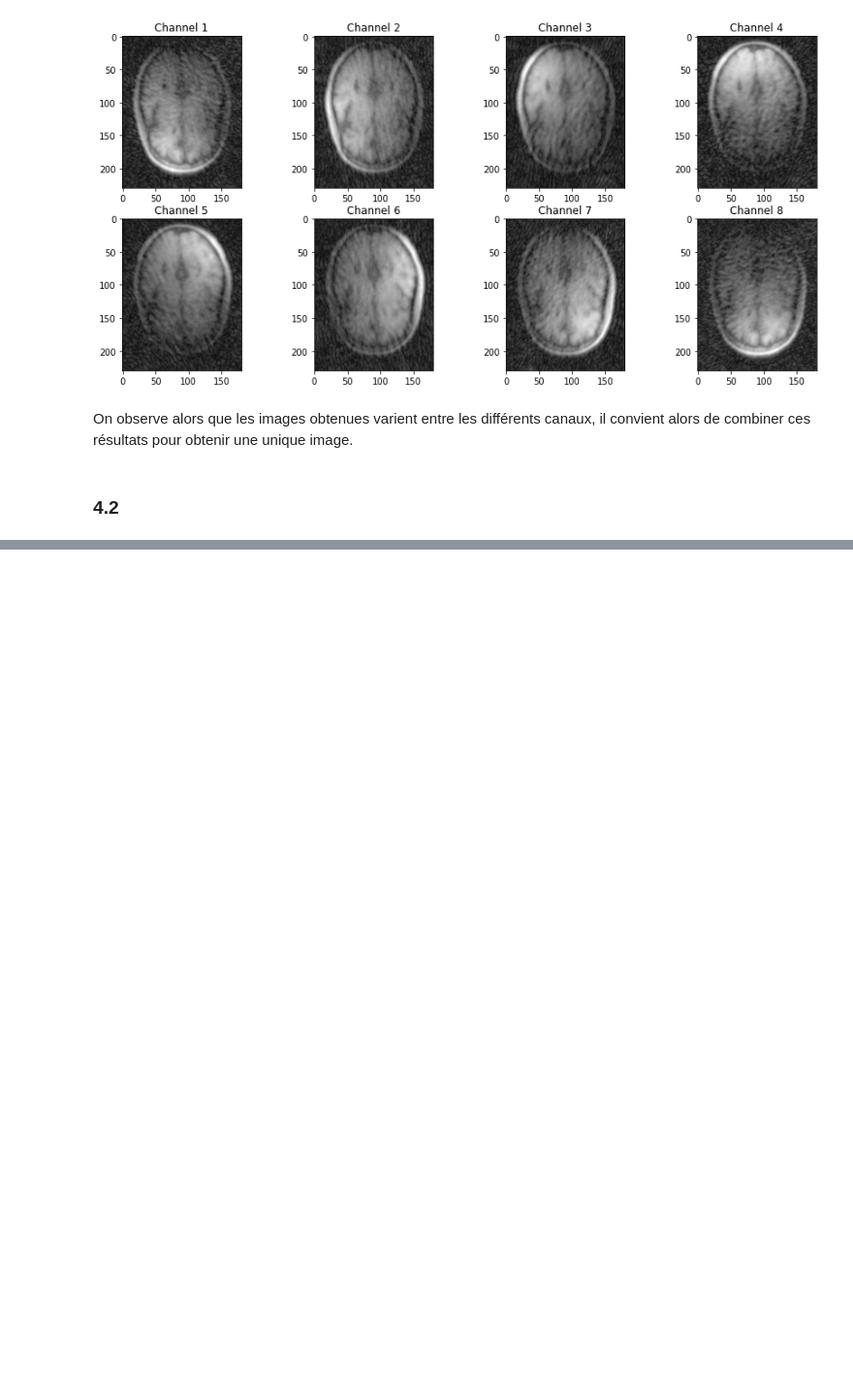
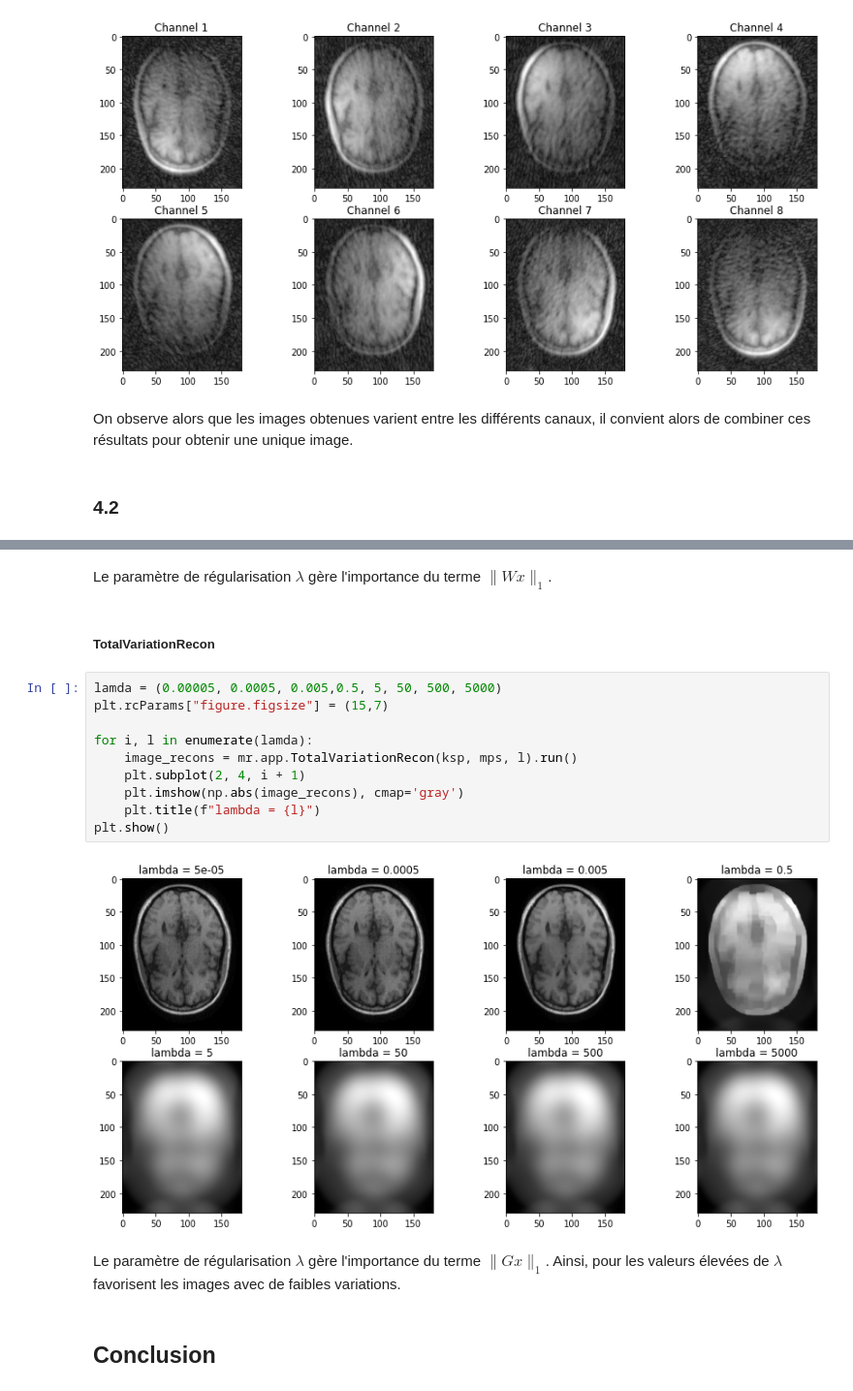
Before and after one commit to samyhaff/DATASIM_TP, a Jupyter notebook: IMBIO/TP1/TP1_saad_yassine_samy.ipynb, the cells around one changed output, grey strips where cells are left out. Shown at 97% size. Saved outputs shown, nothing was run; the diff lists cells and outputs as text; blank space fills up the shorter version.

```diff
--- a/IMBIO/TP1/TP1_saad_yassine_samy.ipynb
+++ b/IMBIO/TP1/TP1_saad_yassine_samy.ipynb
@@ -395,0 +412,21 @@ pl.ImagePlot(image_recons)
+# %% [markdown]
+Le paramètre de régularisation $\lambda$ gère l'importance du terme $ \lVert Wx \rVert_1 $.
+# %% [markdown]
+##### TotalVariationRecon
+# %%
+lamda = (0.00005, 0.0005, 0.005,0.5, 5, 50, 500, 5000)
+plt.rcParams["figure.figsize"] = (15,7)
+
+for i, l in enumerate(lamda):
+    image_recons = mr.app.TotalVariationRecon(ksp, mps, l).run()
+    plt.subplot(2, 4, i + 1)
+    plt.imshow(np.abs(image_recons), cmap='gray')
+    plt.title(f"lambda = {l}")
+plt.show()
+# %% [output]
+[figure, added]
+# %% [markdown]
+Le paramètre de régularisation $\lambda$ gère l'importance du terme $ \lVert Gx \rVert_1 $.
+Ainsi, pour les valeurs élevées de $\lambda$ favorisent les images avec de faibles variations.
+# %% [markdown]
+## Conclusion
```
Also changed, not shown: parts of 37 cells of this notebook.
